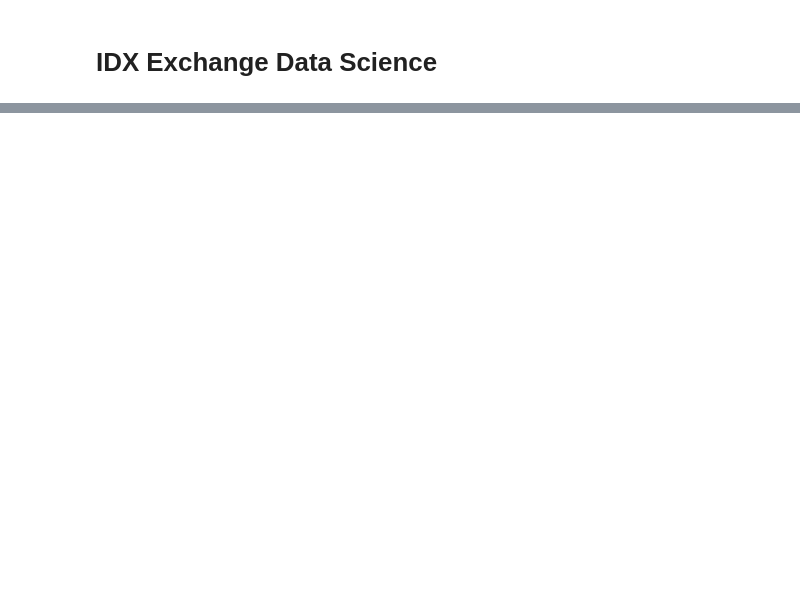
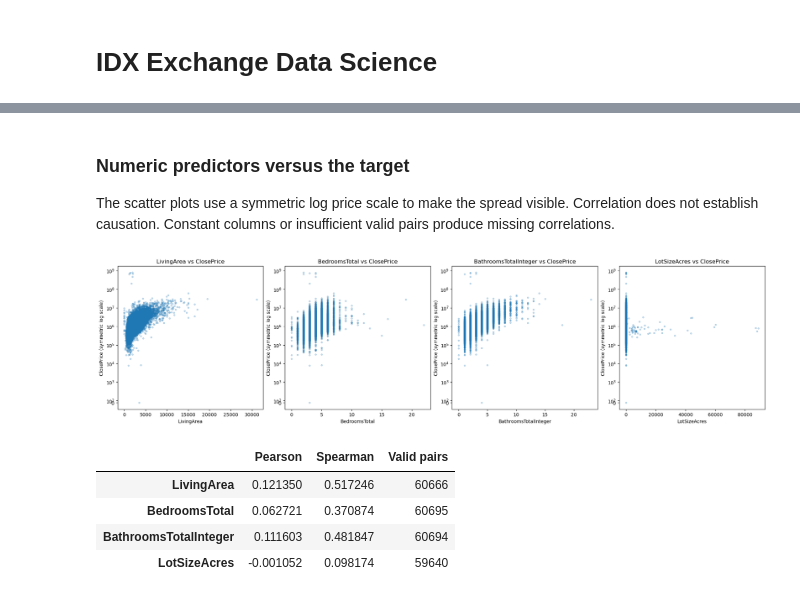
Before and after one commit to dairalmerino/IDX-Exchange-Data-Science, a Jupyter notebook: 01_exploration.ipynb, the cells around one changed output, grey strips where cells are left out. Saved outputs shown, nothing was run; the diff lists cells and outputs as text; code cells hidden in the pictures; blank space fills up the shorter version.

```diff
--- a/01_exploration.ipynb
+++ b/01_exploration.ipynb
@@ -67,0 +191,37 @@ count  19085.000000  17774.000000  1.906600e+04  19088.000000
+# %% [markdown]
+### Numeric predictors versus the target
+The scatter plots use a symmetric log price scale to make the spread visible. Correlation does not establish causation. Constant columns or insufficient valid pairs produce missing correlations.
+# %%
+columns = [target_column] + feature_columns
+missing = [column for column in columns if column not in plot_df.columns]
+if missing:
+    raise ValueError(f"Replace the placeholder names in feature_columns. Missing columns: {missing}")
+
+plot_data = plot_df[columns].apply(pd.to_numeric, errors="coerce")
+plot_data = plot_data.replace([np.inf, -np.inf], np.nan)
+
+fig, axes = plt.subplots(1, len(feature_columns),
+figsize= (5 * len(feature_columns), 5),squeeze=False, constrained_layout=True)
+
+for ax, feature in zip(axes.flat, feature_columns):
+    pairs = plot_data[[feature, target_column]].dropna()
+    ax.scatter(pairs[feature], pairs[target_column], alpha=0.25, s=10)
+    ax.set_yscale("symlog", linthresh=1000)
+    ax.set(xlabel=feature, ylabel=f"{target_column} (symmetric log scale)",
+           title=f"{feature} vs {target_column}")
+plt.show()
+
+# Correlations use original numeric values, not the plot's log scale.
+# Pearson measures linear relationships; Spearman measures rank relationships.\n",
+correlations = pd.DataFrame({
+   "Pearson": plot_data.corr(method="pearson")[target_column].drop(target_column),
+    "Spearman": plot_data.corr(method="spearman")[target_column].drop(target_column),
+    "Valid pairs": [plot_data[[feature, target_column]].dropna().shape[0]for feature in feature_columns],})
+display(correlations)
+# %% [output]
+[figure, added]
+|  | Pearson | Spearman | Valid pairs |
+| LivingArea | 0.121350 | 0.517246 | 60666 |
+| BedroomsTotal | 0.062721 | 0.370874 | 60695 |
+| BathroomsTotalInteger | 0.111603 | 0.481847 | 60694 |
+| LotSizeAcres | -0.001052 | 0.098174 | 59640 |
```
Also changed, not shown: parts of 24 cells of this notebook, 1 other file.
